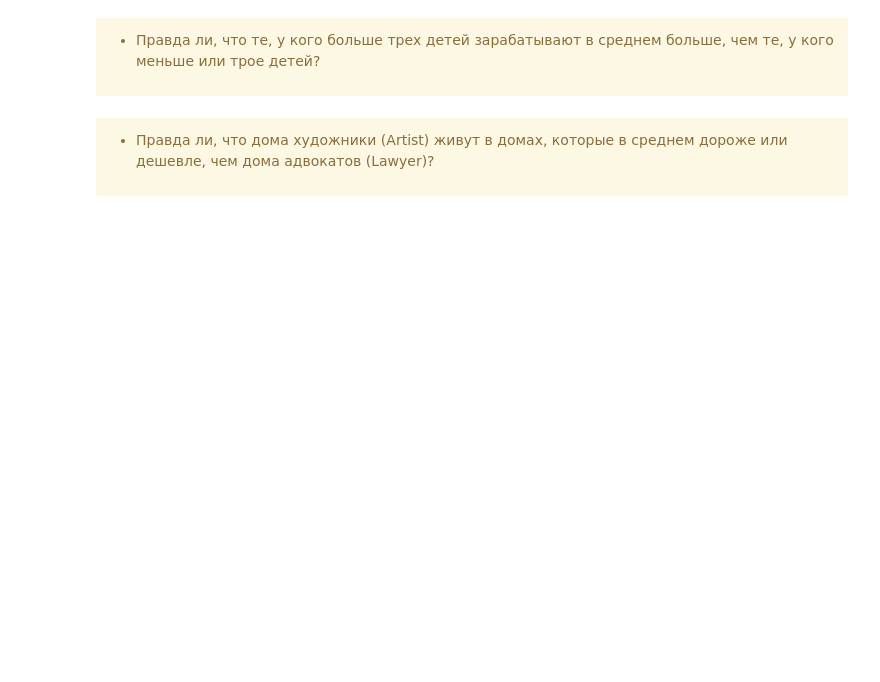
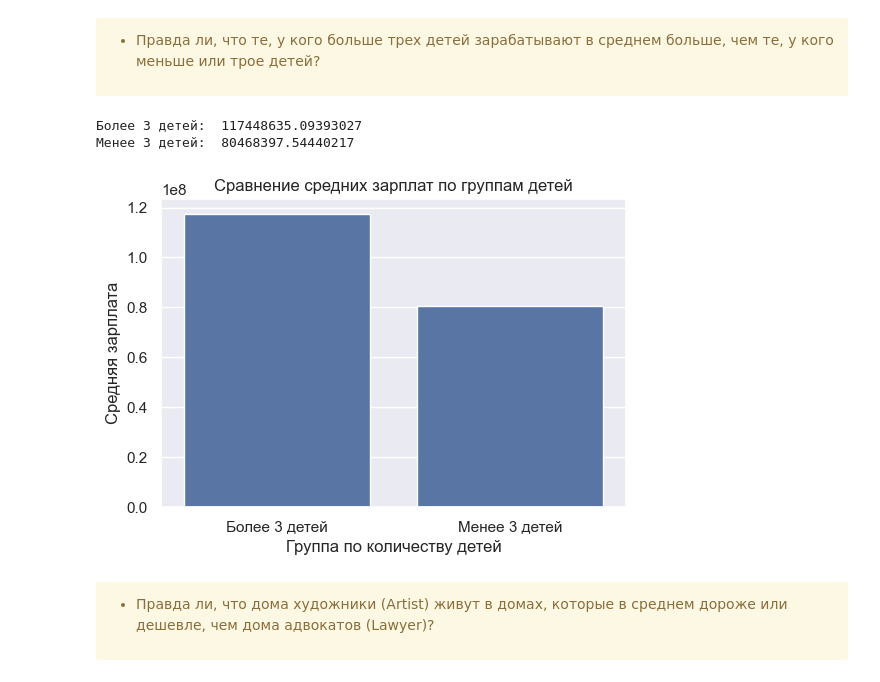
Before and after one commit to djpumauzb/Analyitics, a Jupyter notebook: A-B testing/lesson3/M3_HW.ipynb, the cells around one changed output. Cells and saved outputs as stored; diff of their text form; code cells hidden in the pictures; blank space fills up the shorter version.

```diff
--- a/A-B testing/lesson3/M3_HW.ipynb
+++ b/A-B testing/lesson3/M3_HW.ipynb
@@ -230,6 +269,26 @@ plt.show()
 <div class="alert alert-warning">
 
 * Правда ли, что те, у кого больше трех детей зарабатывают в среднем больше, чем те, у кого меньше или трое детей?
+# %%
+more_three_child = data[data['children'] > 3]
+less_three_child = data[data['children'] < 3]
+
+mean_more_three_child = more_three_child['salary'].mean()
+mean_less_three_child = less_three_child['salary'].mean()
+
+print("Более 3 детей: ", mean_more_three_child)
+print("Менее 3 детей: ", mean_less_three_child)
+
+plt.figure(figsize=(6, 4))
+sns.barplot(x=['Более 3 детей','Менее 3 детей'], y=[mean_more_three_child, mean_less_three_child])
+plt.title('Сравнение средних зарплат по группам детей')
+plt.xlabel('Группа по количеству детей')
+plt.ylabel('Средняя зарплата')
+plt.show()
+# %% [output]
+Более 3 детей:  117448635.09393027
+Менее 3 детей:  80468397.54440217
+[figure, added]
 # %% [markdown]
 <div class="alert alert-warning">
 
```
Also changed, not shown: parts of 9 cells of this notebook.
